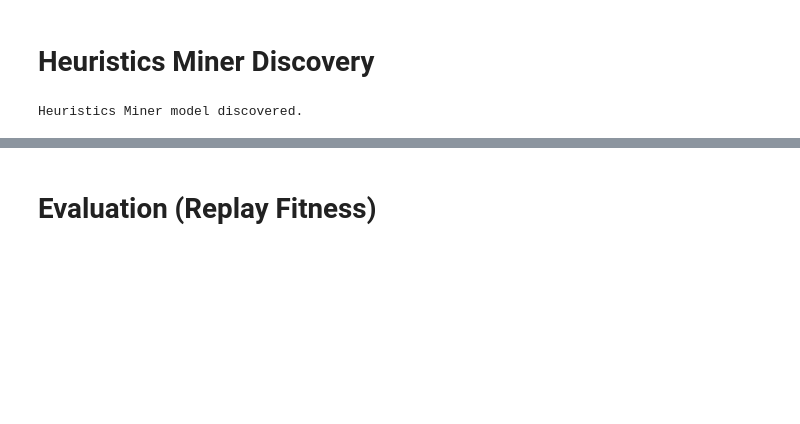
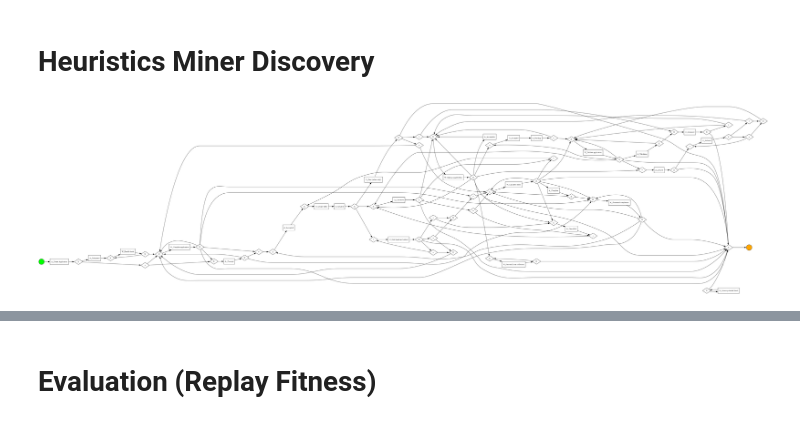
Before and after one commit to mertcanbesler/Business-Process-Prediction-Simulation-and-Optimization---Assignment-1, a Jupyter notebook: notebooks/03_model_creation_validation.ipynb, the cells around one changed output, grey strips where cells are left out. Saved outputs shown, nothing was run; the diff lists cells and outputs as text; code cells hidden in the pictures; blank space fills up the shorter version.

```diff
--- a/notebooks/03_model_creation_validation.ipynb
+++ b/notebooks/03_model_creation_validation.ipynb
@@ -88,7 +49,20 @@ Inductive Miner model discovered and converted to Petri net.
 # %% [markdown]
 # Heuristics Miner Discovery
 # %%
-net_hm, im_hm, fm_hm = hm.apply(elog)
-print("Heuristics Miner model discovered.")
+# --- Process Discovery (Heuristics Miner) ---
+net_hm, hm_initial_marking, hm_final_marking = pm4py.discover_petri_net_heuristics(elog)
+
+# --- Convert to BPMN ---
+bpmn_hm = pm4py.convert_to_bpmn(net_hm, hm_initial_marking, hm_final_marking)
+
+# --- Visualize ---
+gviz_hm = bpmn_visualizer.apply(bpmn_hm)
+bpmn_visualizer.view(gviz_hm)
+
+# --- Save BPMN to /models ---
+output_path_hm = Path("../models/heuristics_model.bpmn")
+output_path_hm.parent.mkdir(parents=True, exist_ok=True)
+
+pm4py.write_bpmn(bpmn_hm, str(output_path_hm))
 # %% [output]
-Heuristics Miner model discovered.
+[figure, added]
```
Also changed, not shown: parts of 27 cells of this notebook, 3 other files.
